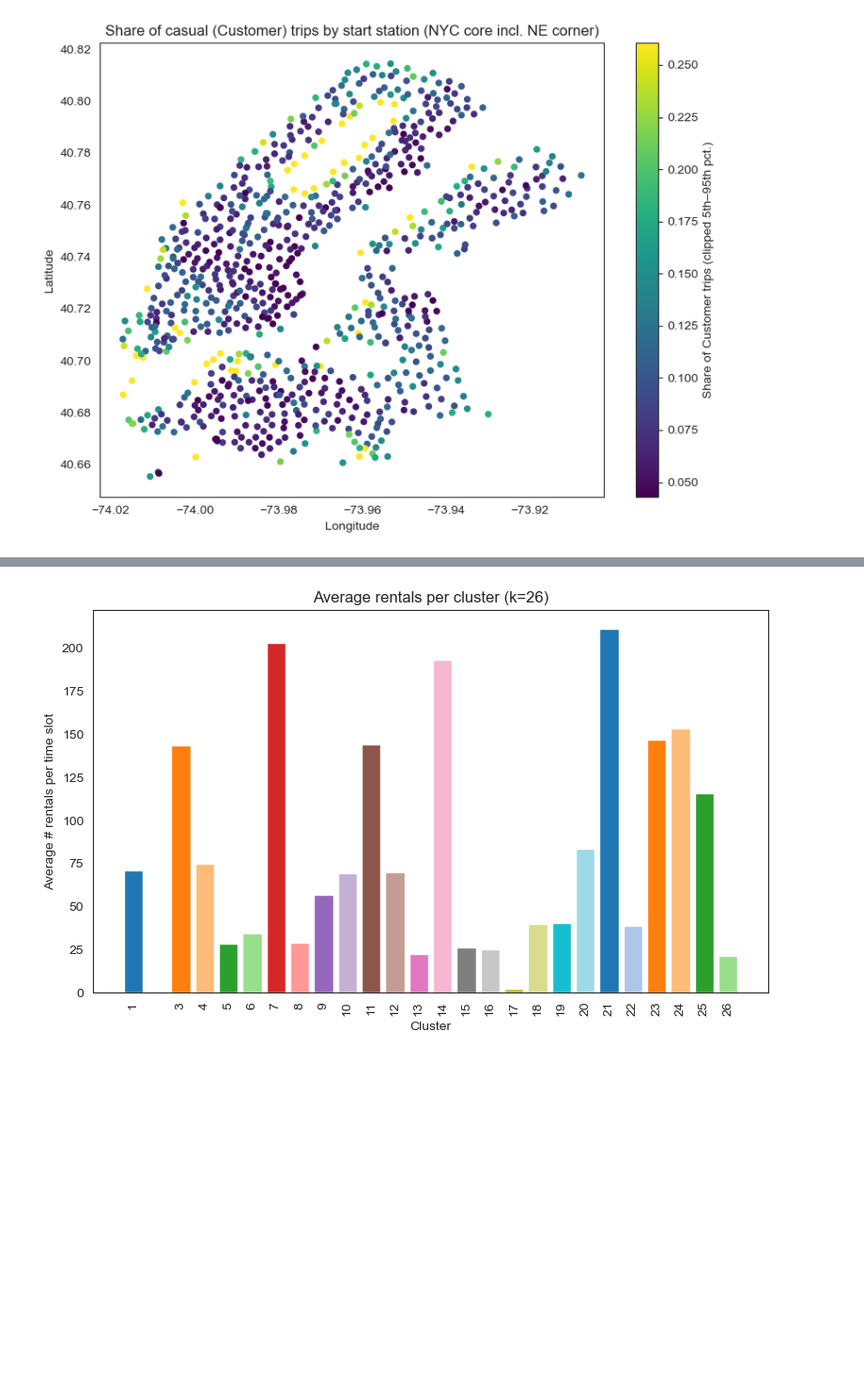
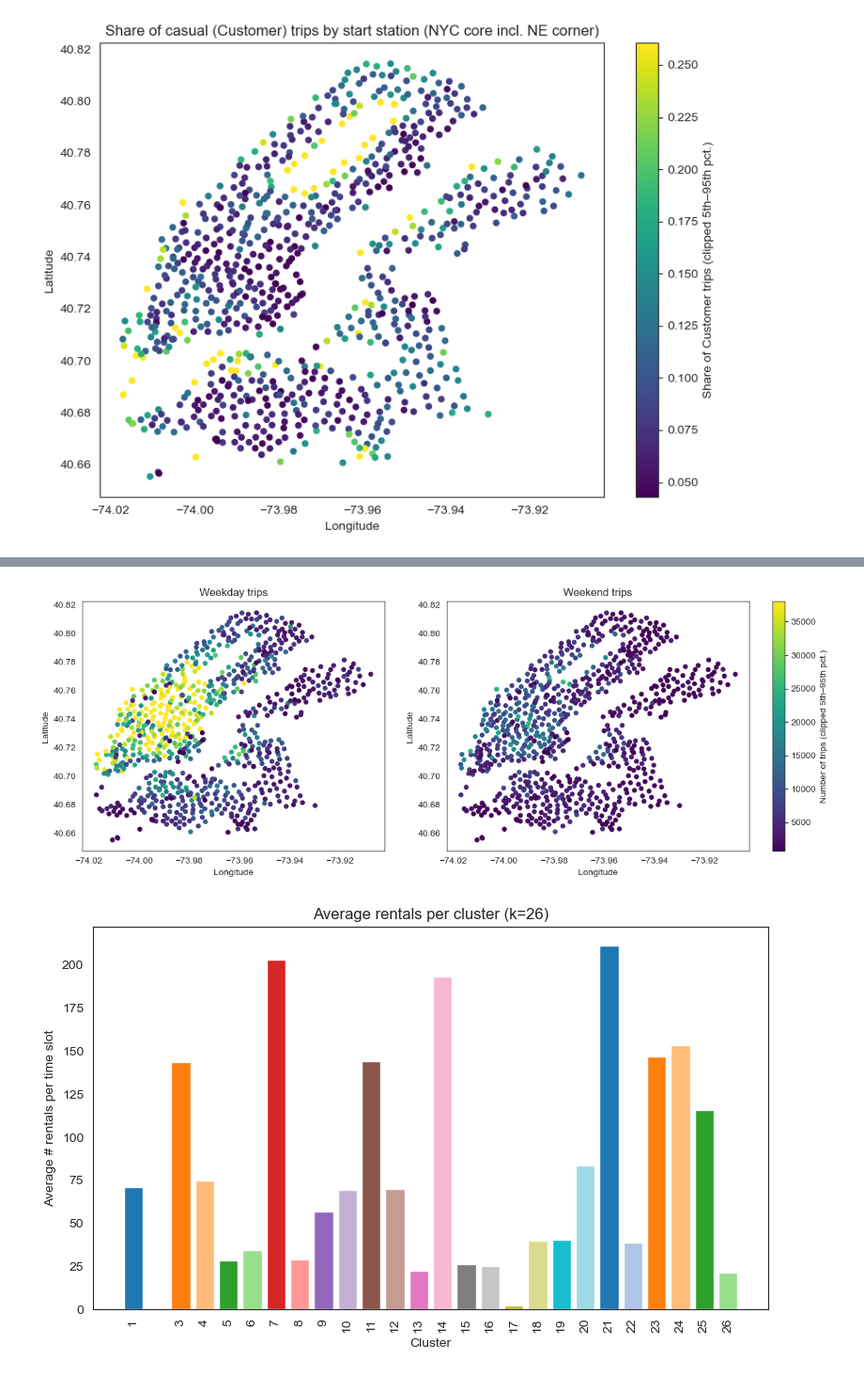
Before and after one commit to GermanButtiero/mobility, a Jupyter notebook: src/Data Analysis and Visualization 2.ipynb, the cells around one changed output, grey strips where cells are left out. Shown at 94% size. Saved outputs shown, nothing was run; the diff lists cells and outputs as text; code cells hidden in the pictures; blank space fills up the shorter version.

```diff
--- a/src/Data Analysis and Visualization 2.ipynb
+++ b/src/Data Analysis and Visualization 2.ipynb
@@ -1158,3 +1024,90 @@ plt.show()
+# %%
+import numpy as np
+import matplotlib.pyplot as plt
+import pandas as pd
+
+# --- 1) Weekday / weekend flag ----------------------------------------------
+data['pickup_datetime'] = pd.to_datetime(data['starttime'])
+data['pickup_weekday'] = data['pickup_datetime'].dt.weekday  # 0 = Mon, 6 = Sun
+data['is_weekend'] = data['pickup_weekday'] >= 5
+
+# --- 2) Aggregate trips per station & weekend flag --------------------------
+station_week = (
+    data
+    .groupby(['start_station_id', 'is_weekend'])
+    .size()
+    .reset_index(name='num_trips')
+    .pivot(index='start_station_id', columns='is_weekend', values='num_trips')
+    .fillna(0)
+    .rename(columns={False: 'weekday_trips', True: 'weekend_trips'})
+)
+
+station_week = stations.set_index('start_station_id').join(station_week, how='inner')
+
+# --- 3) Keep NYC core incl. NE corner, drop distant outlier -----------------
+core_mask = (
+    station_week['station_latitude'].between(40.65, 40.87) &
+    station_week['station_longitude'].between(-74.02, -73.88)
+)
+station_week_core = station_week[core_mask].copy()
+
+# --- 4) Clip colour scale (5th–95th percentile across both weekday+weekend) --
+all_vals = station_week_core[['weekday_trips', 'weekend_trips']].stack()
+low, high = all_vals.quantile([0.05, 0.95])
+
+station_week_core['weekday_trips_clip'] = station_week_core['weekday_trips'].clip(low, high)
+station_week_core['weekend_trips_clip'] = station_week_core['weekend_trips'].clip(low, high)
+
+# --- 5) Plot: 2 subplots + separate colorbar axis ---------------------------
+# Layout: [ weekday | spacer | weekend | colorbar ]
+fig = plt.figure(figsize=(14, 5))
+gs = fig.add_gridspec(
+    1, 4,
+    width_ratios=[1.0, 0.05, 1.0, 0.04],  # small empty spacer between the two maps
+    wspace=0.15
+)
+
+ax_wd = fig.add_subplot(gs[0, 0])  # left: weekday
+ax_we = fig.add_subplot(gs[0, 2])  # right: weekend (shifted slightly right)
+cax   = fig.add_subplot(gs[0, 3])  # thin colorbar on the far right
+
+scatter_kwargs = dict(
+    s=20,
+    cmap='viridis',
+    vmin=low,
+    vmax=high,
+)
+
+# Weekday trips
+sc1 = ax_wd.scatter(
+    station_week_core['station_longitude'],
+    station_week_core['station_latitude'],
+    c=station_week_core['weekday_trips_clip'],
+    **scatter_kwargs
+)
+ax_wd.set_title('Weekday trips')
+ax_wd.set_xlabel('Longitude')
+ax_wd.set_ylabel('Latitude')
+
+# Weekend trips (same data extent, just placed in the shifted axis)
+sc2 = ax_we.scatter(
+    station_week_core['station_longitude'],
+    station_week_core['station_latitude'],
+    c=station_week_core['weekend_trips_clip'],
+    **scatter_kwargs
+)
+ax_we.set_title('Weekend trips')
+ax_we.set_xlabel('Longitude')
+ax_we.set_ylabel('Latitude')
+
+# Shared colorbar, close to weekend plot but not overlapping
+cbar = fig.colorbar(sc2, cax=cax)
+cbar.set_label('Number of trips (clipped 5th–95th pct.)')
+
+plt.tight_layout()
+plt.show()
+# %% [output]
+[figure, added]
 # %%
 # --- 11. BAR CHART: AVG RENTALS PER CLUSTER (k = 26) ------------------------
 # k = 26, palette as before
```
Also changed, not shown: parts of 15 cells of this notebook.
